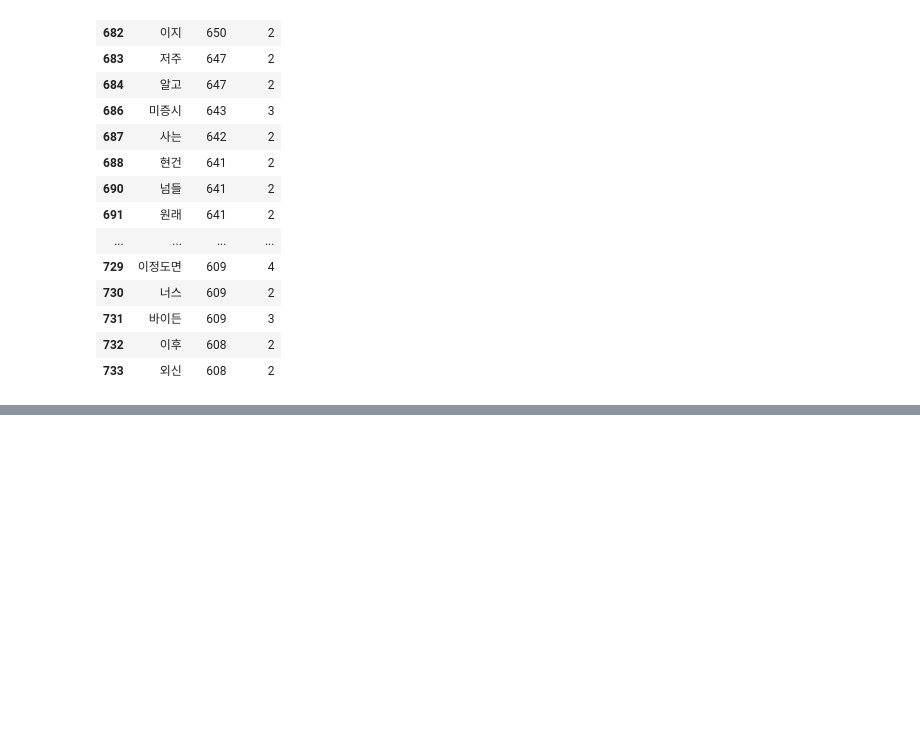
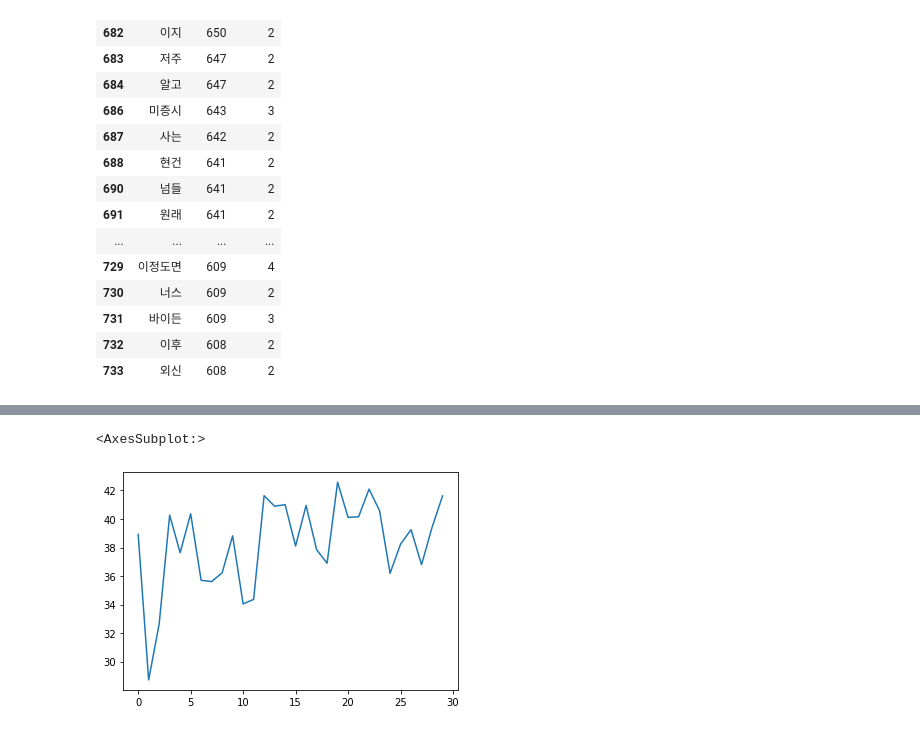
Before and after one commit to NewYorkKim/KRX_2022, a Jupyter notebook: junho/my_note.ipynb, the cells around one changed output, grey strips where cells are left out. Saved outputs shown, nothing was run; the diff lists cells and outputs as text; code cells hidden in the pictures; blank space fills up the shorter version.

```diff
--- a/junho/my_note.ipynb
+++ b/junho/my_note.ipynb
@@ -379,0 +458,5 @@ words[words['length'] > 1][550:600]
+# %%
+tp['score'].plot()
+# %% [output]
+<AxesSubplot:>
+[figure, added]
```
Also changed, not shown: parts of 6 cells of this notebook, 5 other files.
